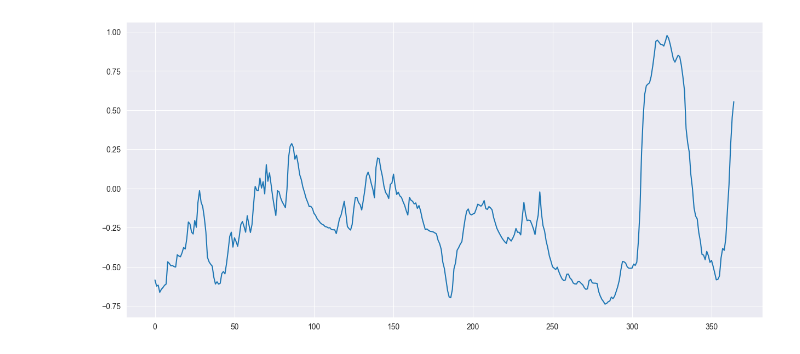
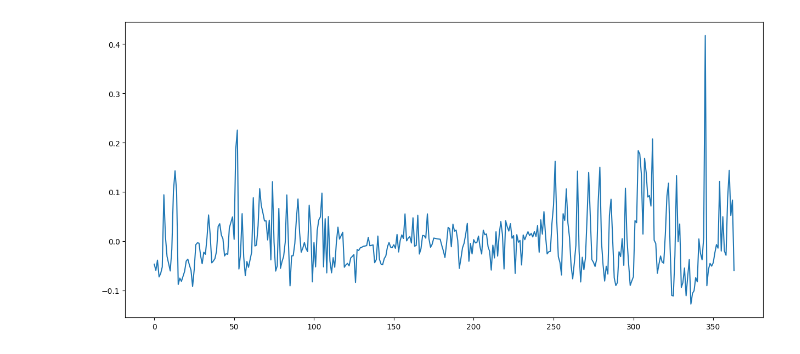
Before and after one commit to Merzlikin-Matvey/hackathon, a Jupyter notebook: creating_time_series_example.ipynb, the cells around one changed output. Drawn from its saved outputs; the diff is of its cells as text; code cells hidden in the pictures.

```diff
--- a/creating_time_series_example.ipynb
+++ b/creating_time_series_example.ipynb
@@ -8,11 +9,15 @@ warnings.filterwarnings("ignore")
 # %%
 df = pd.read_excel('data/normalized_data.xlsx')
 # %%
-series = make_series(df, 'Бакалейные магазины, супермаркеты', True)
+series = make_series(df, 'Фастфуд',is_exponential_smoothing=True, alpha=0.1)
+series_diff = []
+for i in range(1, len(series)):
+    series_diff.append(series[i] - series[i-1])
+
 
 # Построим график series
 plt.figure(figsize=(15, 7))
-plt.plot(series)
+plt.plot(series_diff)
 plt.show()
 # %% [output]
-[figure, old version]
+[figure, new version]
```
Also changed, not shown: parts of 3 cells of this notebook, 8 other files.
